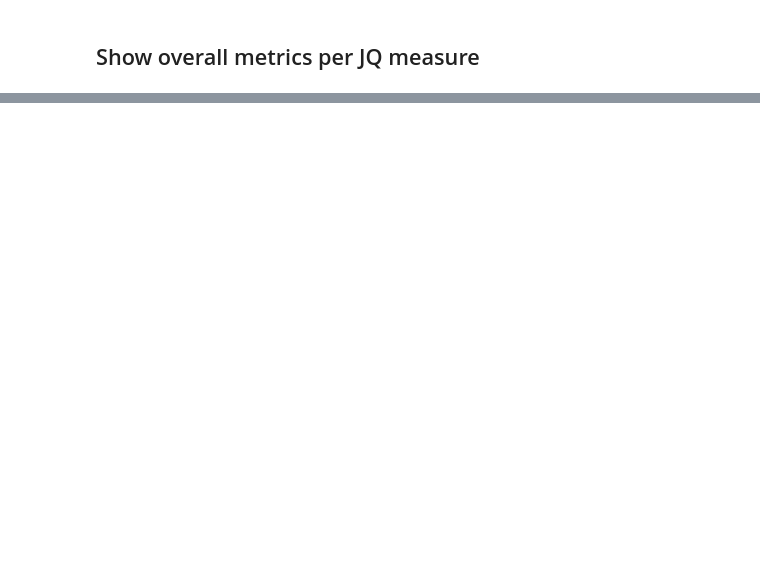
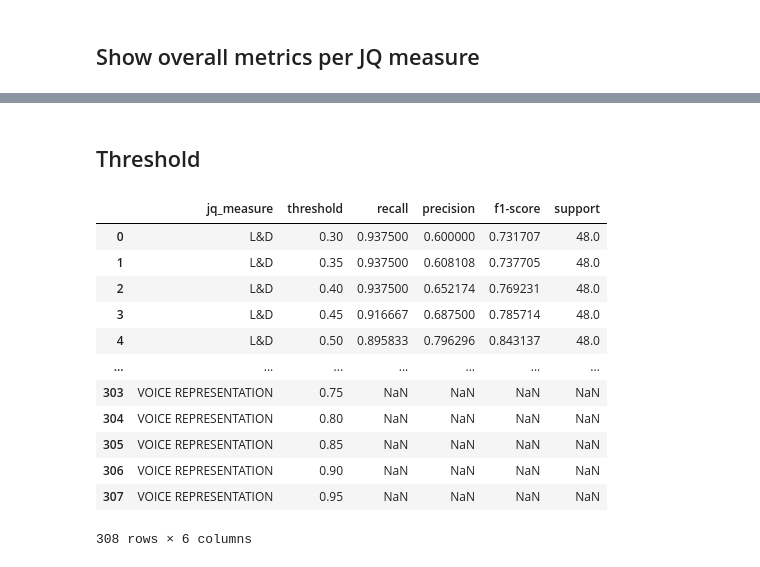
Before and after one commit to nestauk/dap_job_quality, a Jupyter notebook: dap_job_quality/notebooks/Evaluation.ipynb, the cells around one changed output, grey strips where cells are left out. Cells and saved outputs as stored; diff of their text form; code cells hidden in the pictures; blank space fills up the shorter version.

Commit message:
update evaluation notebook

```diff
--- a/dap_job_quality/notebooks/Evaluation.ipynb
+++ b/dap_job_quality/notebooks/Evaluation.ipynb
@@ -108 +110,6 @@ Transport &amp; Logistics      2.285714
 Name: n_incorrect, dtype: float64
+# %% [markdown]
+## Threshold
+# %%
+DATE = '2024-08-19'
+jq_error_analysis_df_no_thresh = pd.read_csv(f"s3://open-jobs-lake/job_quality/outputs/evaluation/JQ_prediction_errors_{DATE}_no_thresh.csv")
@@ -108,0 +146,47 @@ Name: n_incorrect, dtype: float64
+# %%
+def get_thresh_result(x, cs_threshold, jq_measure):
+    if pd.notnull(x):
+        x = ast.literal_eval(x)
+        res = [cat for _, thresh, _, cat in x if ((thresh>=cs_threshold) & (cat==jq_measure))]
+        if len(res) ==0:
+            return False
+        else:
+            return True
+    else:
+        return False
+# %%
+class_rep_per_jq = []
+for jq_measure in jq_cols:
+    truth_list = jq_error_analysis_df_no_thresh[jq_measure].isin(["TP", "FN"]).tolist()
+    for cs_threshold in [0.3,0.35,0.4,0.45,0.5,0.55, 0.6, 0.65, 0.7, 0.75, 0.8, 0.85, 0.9, 0.95]:
+        pred_list = jq_error_analysis_df_no_thresh['pred_ngram_matched'].apply(lambda x: get_thresh_result(x, cs_threshold, jq_measure))
+        class_rep = classification_report(
+            truth_list, pred_list, output_dict=True
+        )
+        if 'True' not in class_rep:
+            class_rep['True'] = {'recall': None, 'precision': None, 'f1-score': None, 'support': None}
+        class_rep_per_jq.append(
+            {'jq_measure': jq_measure,
+             'threshold': cs_threshold,
+             'recall': class_rep['True']['recall'],
+             'precision': class_rep['True']['precision'],
+             'f1-score': class_rep['True']['f1-score'],
+             'support': class_rep['True']['support'],
+            })
+
+class_rep_per_jq_df = pd.DataFrame(class_rep_per_jq)
+class_rep_per_jq_df
+# %% [output]
+|  | jq_measure | threshold | recall | precision | f1-score | support |
+| 0 | L&D | 0.30 | 0.937500 | 0.600000 | 0.731707 | 48.0 |
+| 1 | L&D | 0.35 | 0.937500 | 0.608108 | 0.737705 | 48.0 |
+| 2 | L&D | 0.40 | 0.937500 | 0.652174 | 0.769231 | 48.0 |
+| 3 | L&D | 0.45 | 0.916667 | 0.687500 | 0.785714 | 48.0 |
+| 4 | L&D | 0.50 | 0.895833 | 0.796296 | 0.843137 | 48.0 |
+| ... | ... | ... | ... | ... | ... | ... |
+| 303 | VOICE REPRESENTATION | 0.75 | NaN | NaN | NaN | NaN |
+| 304 | VOICE REPRESENTATION | 0.80 | NaN | NaN | NaN | NaN |
+| 305 | VOICE REPRESENTATION | 0.85 | NaN | NaN | NaN | NaN |
+| 306 | VOICE REPRESENTATION | 0.90 | NaN | NaN | NaN | NaN |
+| 307 | VOICE REPRESENTATION | 0.95 | NaN | NaN | NaN | NaN |
+308 rows × 6 columns
```
Also changed, not shown: parts of 11 cells of this notebook.
